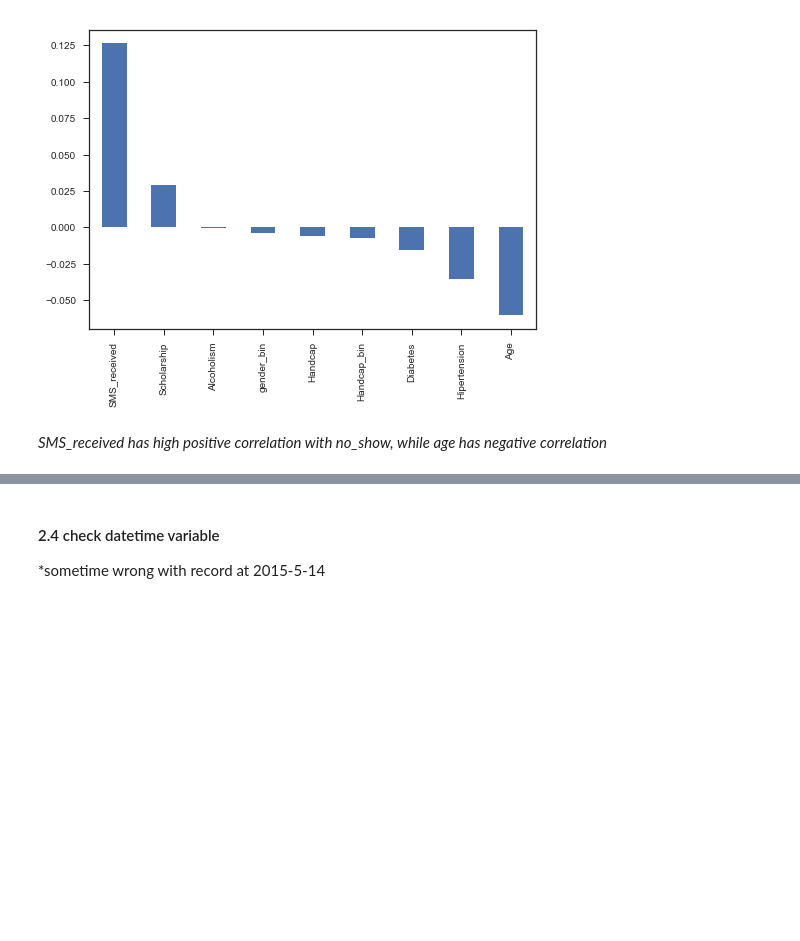
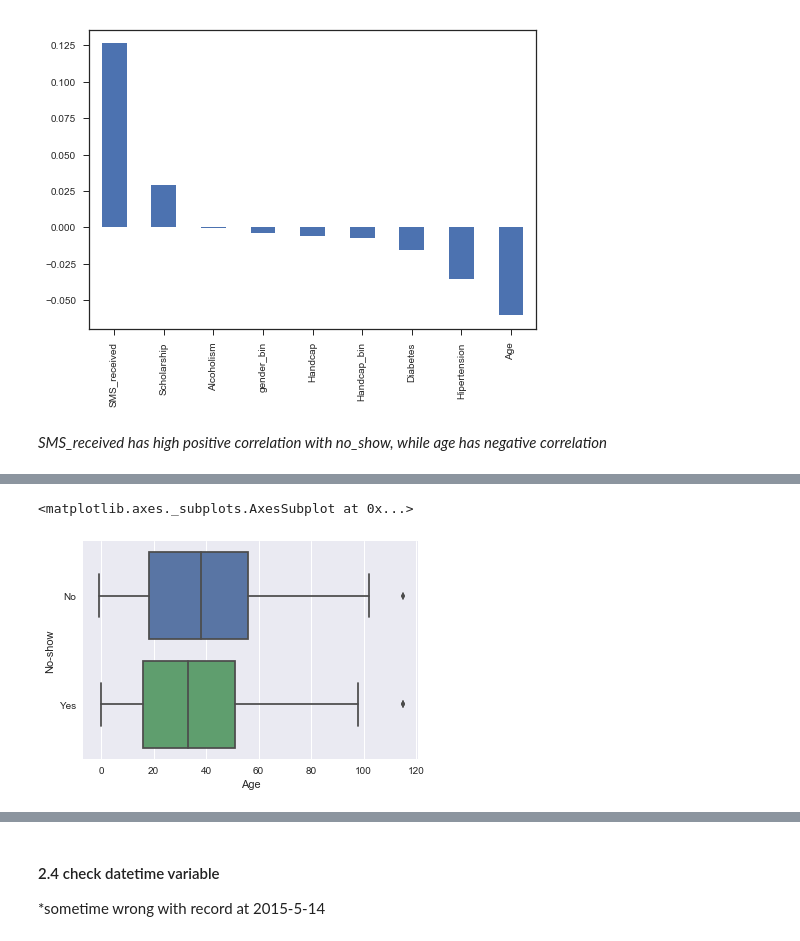
Before and after one commit to wanggene/research, a Jupyter notebook: P06_MedicalAppointment/PML_03_Medical_Appointment.ipynb, the cells around one changed output, grey strips where cells are left out. Drawn from its saved outputs; the diff is of its cells as text; code cells hidden in the pictures; blank space fills up the shorter version.

```diff
--- a/P06_MedicalAppointment/PML_03_Medical_Appointment.ipynb
+++ b/P06_MedicalAppointment/PML_03_Medical_Appointment.ipynb
@@ -219,0 +242,5 @@ appoint.corr().no_show_bin.sort_values(ascending=False)[1:].plot(kind='bar')
+# %%
+sns.boxplot(appoint.Age, appoint['No-show'])
+# %% [output]
+<matplotlib.axes._subplots.AxesSubplot at 0x...>
+[figure, added]
```
Also changed, not shown: parts of 18 cells of this notebook.
